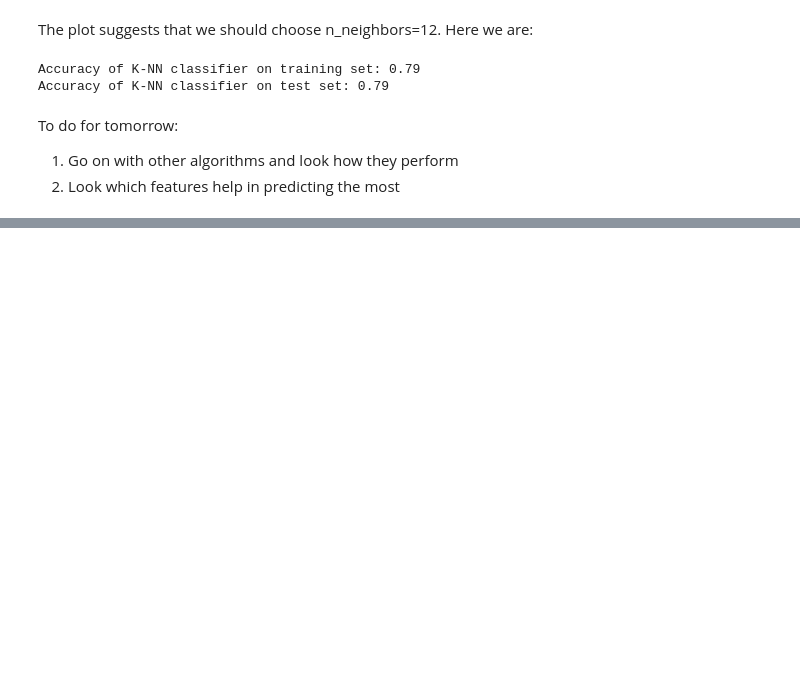
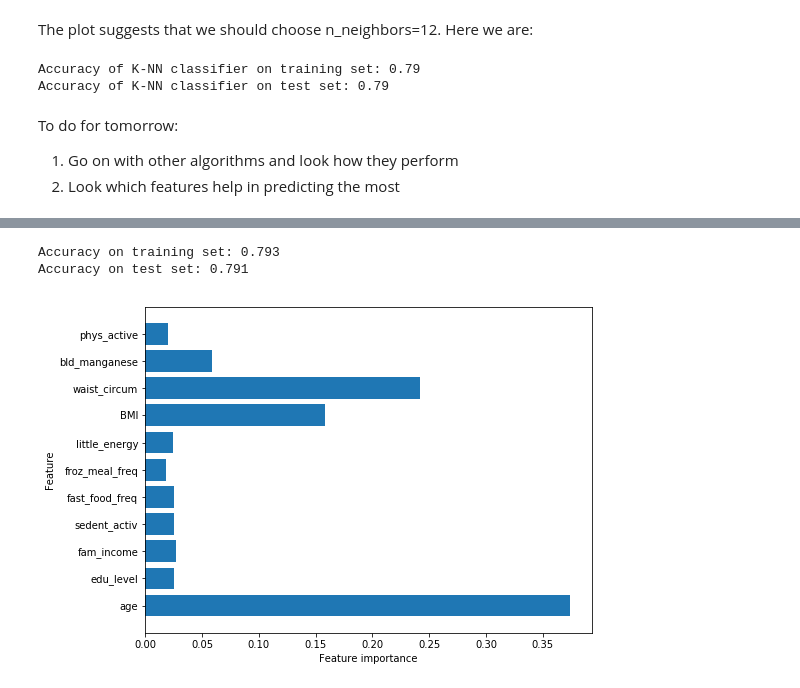
Before and after one commit to ElviraMingazova/PRML_Project, a Jupyter notebook: Diabetes_pred.ipynb, the cells around one changed output, grey strips where cells are left out. Cells and saved outputs as stored; diff of their text form; code cells hidden in the pictures; blank space fills up the shorter version.

```diff
--- a/Diabetes_pred.ipynb
+++ b/Diabetes_pred.ipynb
@@ -673,0 +710,13 @@ To do for tomorrow:
+# %%
+from sklearn.ensemble import RandomForestClassifier
+rf = RandomForestClassifier(n_estimators=100, max_depth=3, random_state=0)
+rf.fit(X_train, y_train)
+print("Accuracy on training set: {:.3f}".format(rf.score(X_train, y_train)))
+print("Accuracy on test set: {:.3f}".format(rf.score(X_test, y_test)))
+# %% [output]
+Accuracy on training set: 0.793
+Accuracy on test set: 0.791
+# %%
+plot_feature_importances_diabetes(rf)
+# %% [output]
+[figure, added]
```
Also changed, not shown: parts of 16 cells of this notebook.
